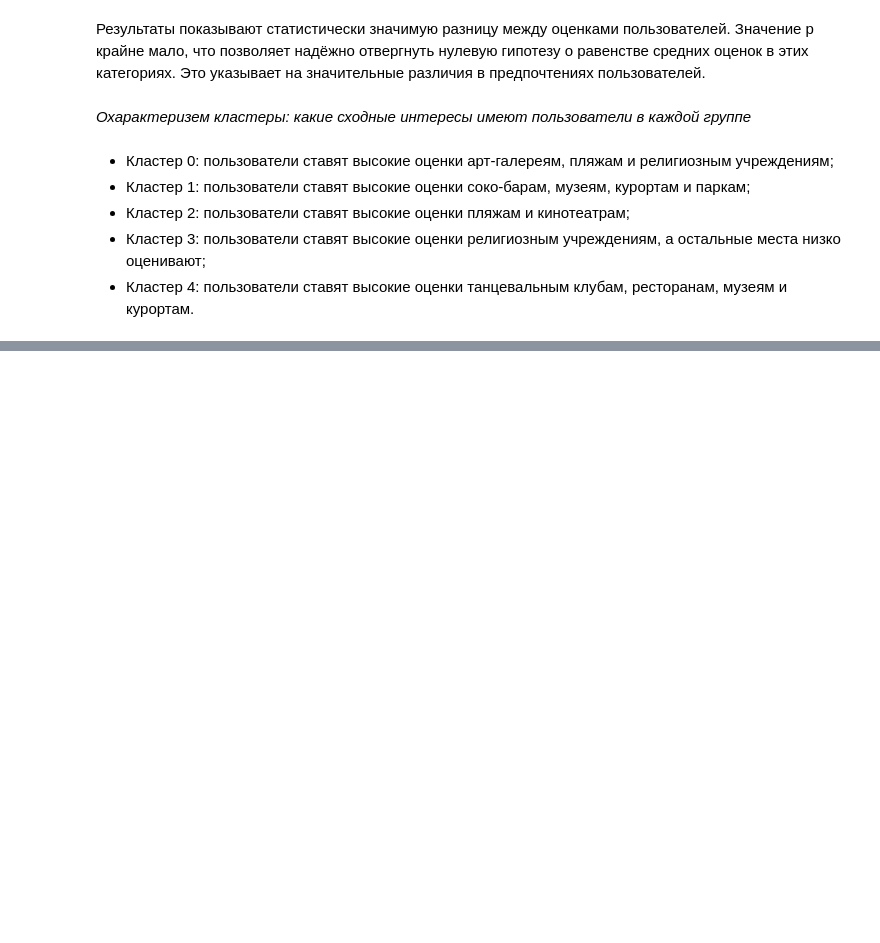
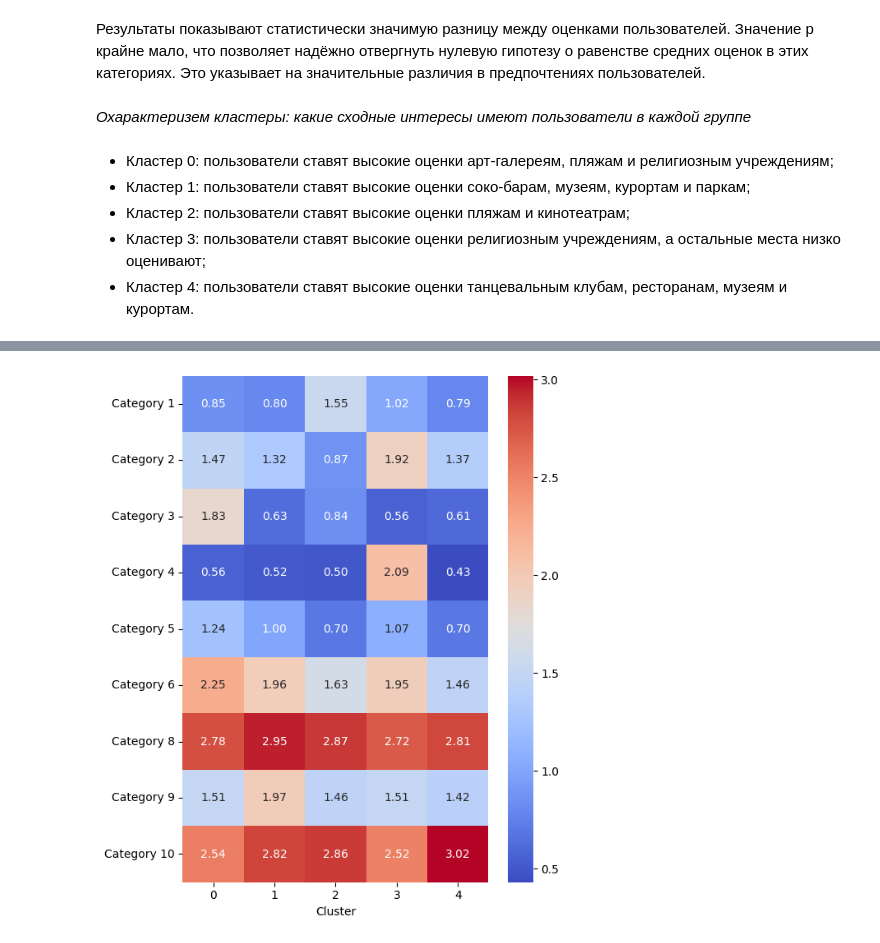
Before and after one commit to igor531205/data_science, a Jupyter notebook: lesson_3.ipynb, the cells around one changed output, grey strips where cells are left out. Cells and saved outputs as stored; diff of their text form; code cells hidden in the pictures; blank space fills up the shorter version.

```diff
--- a/lesson_3.ipynb
+++ b/lesson_3.ipynb
@@ -342,0 +446,8 @@ t_stat, p_value
+# %%
+# Добавление меток кластера к исходным данным
+df_cut['Cluster'] = cluster_labels
+
+# Вычисление средних значений для каждого кластера
+cluster_means = df_cut.groupby('Cluster')[features].mean().round(2)
+
+cluster_means
@@ -342,0 +462,7 @@ t_stat, p_value
+# %%
+# Визуализация средних оценок по кластерам
+plt.figure(figsize=(6, 8))
+sns.heatmap(cluster_means.T, cmap='coolwarm', annot=True, fmt=".2f")
+plt.show()
+# %% [output]
+[figure, added]
```
Also changed, not shown: parts of 25 cells of this notebook.
